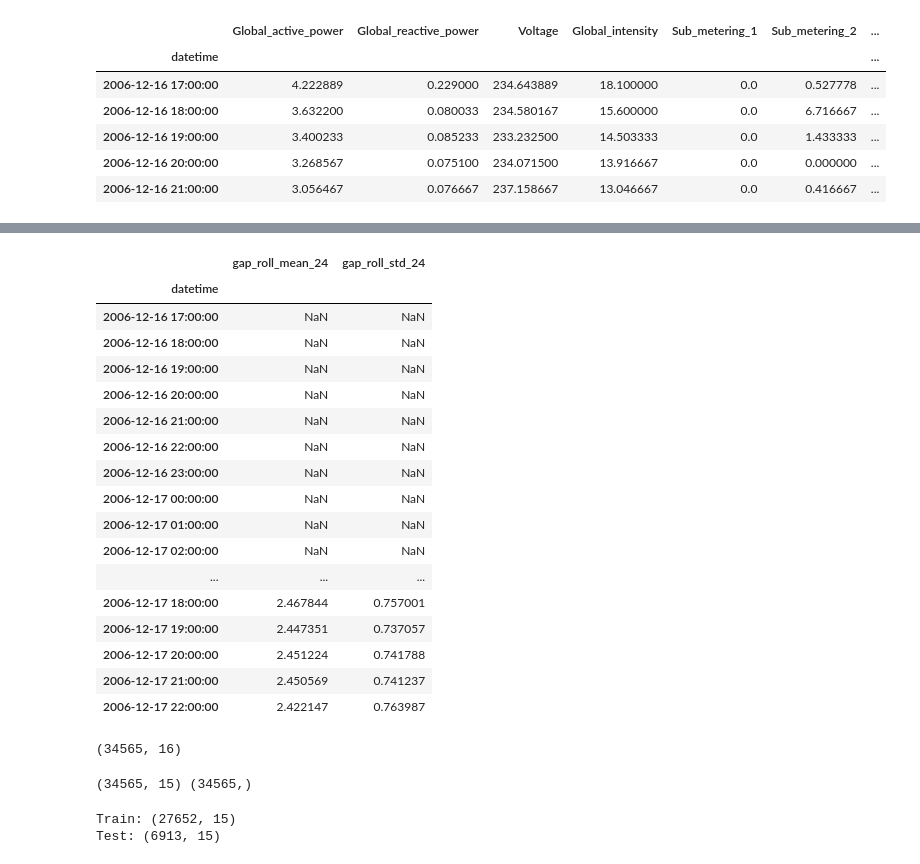
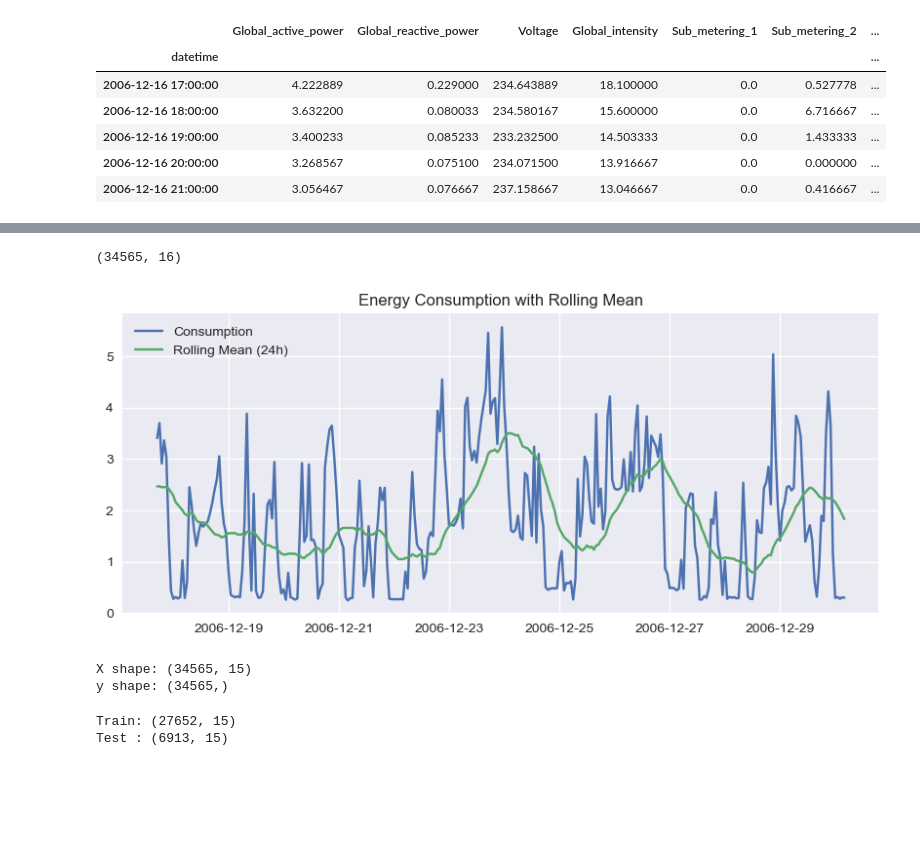
Before and after one commit to springboardmentor1361k/Smart-Energy-Consumption-Analysis-and-Prediction-using-Machine-Learning-with-Device-Level-Insights-, a Jupyter notebook: notebooks/milestone2.ipynb, the cells around one changed output, grey strips where cells are left out. Cells and saved outputs as stored; diff of their text form; code cells hidden in the pictures; blank space fills up the shorter version.

Commit message:
Milestone 2: Improve baseline visualization

```diff
--- a/notebooks/milestone2.ipynb
+++ b/notebooks/milestone2.ipynb
@@ -55,0 +97,10 @@ hourly_df.head()
+# %%
+hourly_df["rolling_mean_24"] = (
+    hourly_df["Global_active_power"].rolling(window=24).mean()
+)
+
+hourly_df["rolling_std_24"] = (
+    hourly_df["Global_active_power"].rolling(window=24).std()
+)
+
+hourly_df.head(30)
@@ -72,7 +141,0 @@ hourly_df[["Sub_metering_1", "Sub_metering_2", "Sub_metering_3", "total_sub_mete
-# %%
-hourly_df["hour"] = hourly_df.index.hour
-hourly_df["day"] = hourly_df.index.day
-hourly_df["month"] = hourly_df.index.month
-hourly_df["weekday"] = hourly_df.index.weekday
-
-hourly_df[["hour", "day", "month", "weekday"]].head()
@@ -87,5 +141,0 @@ hourly_df[["hour", "day", "month", "weekday"]].head()
-# %%
-hourly_df["gap_lag_1"] = hourly_df["Global_active_power"].shift(1)
-hourly_df["gap_lag_24"] = hourly_df["Global_active_power"].shift(24)
-
-hourly_df[["Global_active_power", "gap_lag_1", "gap_lag_24"]].head(30)
@@ -111,31 +142,2 @@ hourly_df[["Global_active_power", "gap_lag_1", "gap_lag_24"]].head(30)
-# %%
-hourly_df["gap_roll_mean_24"] = (
-    hourly_df["Global_active_power"].rolling(window=24).mean()
-)
-
-hourly_df["gap_roll_std_24"] = (
-    hourly_df["Global_active_power"].rolling(window=24).std()
-)
-
-hourly_df[["gap_roll_mean_24", "gap_roll_std_24"]].head(30)
-# %% [output]
-|  | gap_roll_mean_24 | gap_roll_std_24 |
-| datetime |  |  |
-| 2006-12-16 17:00:00 | NaN | NaN |
-| 2006-12-16 18:00:00 | NaN | NaN |
-| 2006-12-16 19:00:00 | NaN | NaN |
-| 2006-12-16 20:00:00 | NaN | NaN |
-| 2006-12-16 21:00:00 | NaN | NaN |
-| 2006-12-16 22:00:00 | NaN | NaN |
-| 2006-12-16 23:00:00 | NaN | NaN |
-| 2006-12-17 00:00:00 | NaN | NaN |
-| 2006-12-17 01:00:00 | NaN | NaN |
-| 2006-12-17 02:00:00 | NaN | NaN |
-| ... | ... | ... |
-| 2006-12-17 18:00:00 | 2.467844 | 0.757001 |
-| 2006-12-17 19:00:00 | 2.447351 | 0.737057 |
-| 2006-12-17 20:00:00 | 2.451224 | 0.741788 |
-| 2006-12-17 21:00:00 | 2.450569 | 0.741237 |
-| 2006-12-17 22:00:00 | 2.422147 | 0.763987 |
 # %%
 hourly_df.dropna(inplace=True)
@@ -142,24 +145,35 @@ hourly_df.dropna(inplace=True)
 print(hourly_df.shape)
 # %% [output]
 (34565, 16)
+# %%
+plt.figure(figsize=(10,4))
+plt.plot(hourly_df["Global_active_power"][:300], label="Consumption")
+plt.plot(hourly_df["rolling_mean_24"][:300], label="Rolling Mean (24h)")
+plt.legend()
+plt.title("Energy Consumption with Rolling Mean")
+plt.show()
+# %% [output]
+[figure, added]
 # %%
 X = hourly_df.drop("Global_active_power", axis=1)
 y = hourly_df["Global_active_power"]
 
-print(X.shape, y.shape)
+print("X shape:", X.shape)
+print("y shape:", y.shape)
 # %% [output]
-(34565, 15) (34565,)
+X shape: (34565, 15)
+y shape: (34565,)
 # %%
-split_index = int(len(hourly_df) * 0.8)
+split = int(len(X) * 0.8)
 
-X_train = X.iloc[:split_index]
-X_test  = X.iloc[split_index:]
+X_train = X.iloc[:split]
+X_test  = X.iloc[split:]
 
-y_train = y.iloc[:split_index]
-y_test  = y.iloc[split_index:]
+y_train = y.iloc[:split]
+y_test  = y.iloc[split:]
 
 print("Train:", X_train.shape)
-print("Test:", X_test.shape)
+print("Test :", X_test.shape)
 # %% [output]
 Train: (27652, 15)
-Test: (6913, 15)
+Test : (6913, 15)
```
Also changed, not shown: parts of 14 cells of this notebook.
